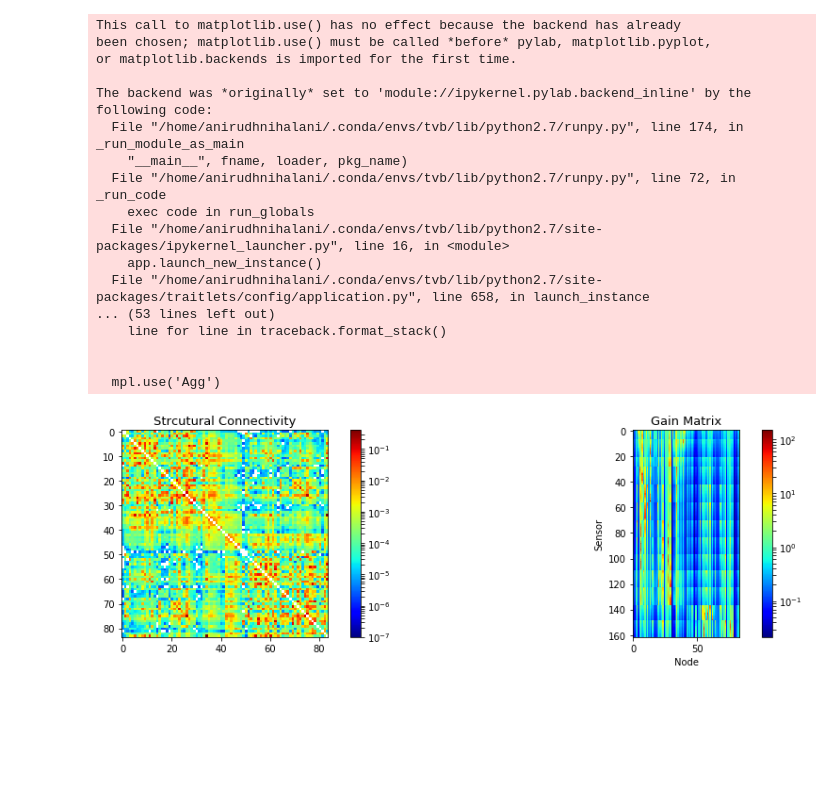
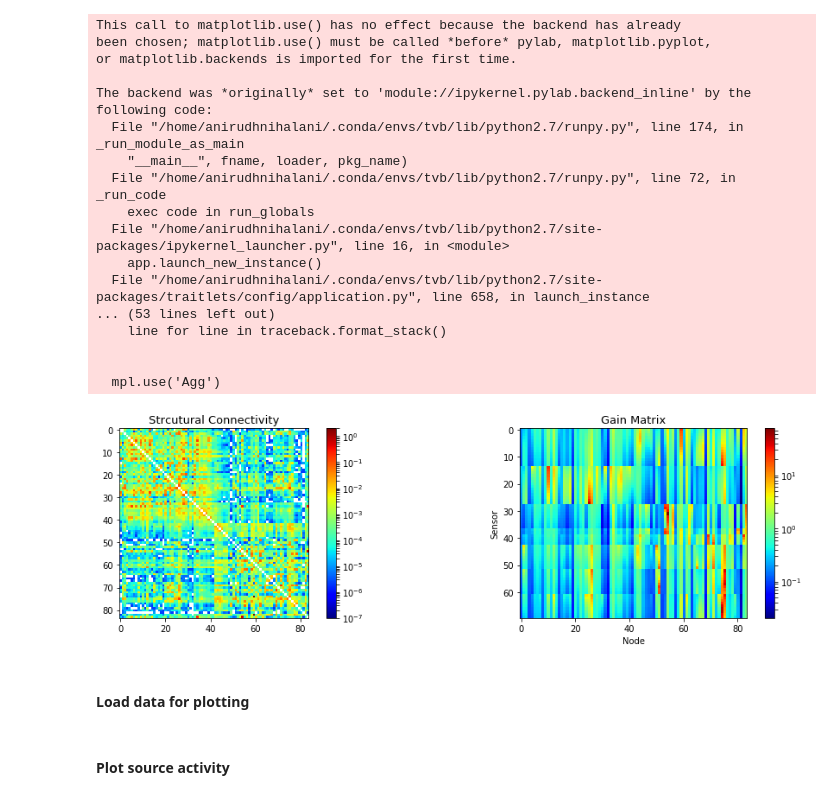
Before and after one commit to dhrunia/infr_szr_prpgtn, a Jupyter notebook: TVB_forward_sim.ipynb, the cells around one changed output. Saved outputs shown, nothing was run; the diff lists cells and outputs as text; code cells hidden in the pictures; blank space fills up the shorter version.

```diff
--- a/TVB_forward_sim.ipynb
+++ b/TVB_forward_sim.ipynb
@@ -2,7 +2,7 @@
 %matplotlib inline
 from tvb.simulator.lab import *
 import os.path
-import matplotlib.pyplot as pyplt
+import matplotlib.pyplot as plt
 import matplotlib.gridspec as gridspec
 from matplotlib import colors, cm
 import time
@@ -26,7 +26,7 @@ def get_equilibrium(model, init):
     return x
 
 rootDir = '/home/anirudhnihalani/vep.stan'
-results_dir = os.path.join(rootDir, 'results/exp9')
+results_dir = os.path.join(rootDir, 'results/exp10')
 ! mkdir -p {results_dir}
 ! mkdir -p {results_dir}/logs
 ! mkdir -p {results_dir}/figures
@@ -34,60 +34,83 @@ results_dir = os.path.join(rootDir, 'results/exp9')
 # # ROIs chosen for generating synthetic data
 # chsnAreas = np.array([27,20,58,18,61])
 
-con = connectivity.Connectivity.from_file(os.path.join(rootDir,"data/CJ/connectivity.zip"))
+
+# ROIs chosen as Epileptogenic/propagation zones
+ez = np.array([59], dtype=np.int32)
+pz_x0 = np.array([82,74], dtype=np.int32)
+pz_kplng = np.array([], dtype=np.int32)
+pz = np.append(pz_kplng,pz_x0)
+
+con = connectivity.Connectivity.from_file(os.path.join(rootDir,"data/id001_ac/tvb/connectivity.zip"))
+num_regions = len(con.region_labels)
+
 con.speed = np.inf
 # normalize
 con.weights = con.weights/np.max(con.weights)
+
+# # scaled down the coupling from all nodes to EZ to avoid inhibition due to strong coupling
+# wts_sf = 1e-4 # weights scaling factor
+# con.weights[ez,:] = wts_sf
+# # scale down the coupling from EZ to all nodes except PZ, so seizure is propogated only to PZ
+# con.weights[np.ix_(np.setdiff1d(np.r_[0:num_regions],pz),ez)] = wts_sf * con.weights[np.ix_(np.setdiff1d(np.r_[0:num_regions],pz),ez)]
+# # scale down the coupling from all nodes (except EZ) to PZ to avoid inhibtion due to strong coupling
+# con.weights[np.ix_(pz,np.setxor1d(np.r_[0:num_regions],ez))] = wts_sf * con.weights[np.ix_(pz,np.setxor1d(np.r_[0:num_regions],ez))]
+# # scale down the coupling from PZ to all nodes to avoid seizure propagation further
+# con.weights[np.ix_(np.setdiff1d(np.r_[0:num_regions],np.append(ez,pz)),pz)] = wts_sf * con.weights[np.ix_(np.setdiff1d(np.r_[0:num_regions],np.append(ez,pz)),pz)]
+
+# con.weights[np.ix_(pz_kplng,ez)] = 4.0
+con.weights[np.ix_(pz_x0,ez)] = 2.0
+
 con.weights[np.diag_indices(con.weights.shape[0])] = 0
-num_regions = len(con.region_labels)
 con.cortical[:] = True     # To avoid adding analytical gain matrix for subcortical sources
 
 # Create connectivity object for the chosen ROIs
 # conNew = connectivity.Connectivity()
 # conNew.weights = con.weights[:,chsnAreas][chsnAreas,:]
 # conNew.tract_lengths = con.tract_lengths[:,chsnAreas][chsnAreas,:]
 # conNew.centres = con.centres[chsnAreas]
 # conNew.region_labels = np.array([con.region_labels[i] for i in chsnAreas])
 # conNew.speed = con.speed
 # conNew.cortical = np.ones(len(chsnAreas),dtype=bool)
 # num_regions = len(chsnAreas)
-gain_mat = np.loadtxt(os.path.join(rootDir,'data/CJ/gain_inv-square.txt'))
 
-pyplt.figure(figsize=[15,4])
-pyplt.subplot(121)
+gain_mat = np.loadtxt(os.path.join(rootDir,'data/id001_ac/seeg/gain_inv-square.mat'))
+
+plt.figure(figsize=[15,4])
+plt.subplot(121)
 norm = colors.LogNorm(1e-7, con.weights.max())
-im = pyplt.imshow(con.weights,norm=norm,cmap=cm.jet)
-pyplt.colorbar(im, fraction=0.046, pad=0.04)
-pyplt.gca().set_title('Strcutural Connectivity', fontsize=13.0)
-pyplt.subplot(122)
+im = plt.imshow(con.weights,norm=norm,cmap=cm.jet)
+plt.colorbar(im, fraction=0.046, pad=0.04)
+plt.gca().set_title('Strcutural Connectivity', fontsize=13.0)
+plt.subplot(122)
 norm = colors.LogNorm(gain_mat.min(), gain_mat.max())
-im = pyplt.imshow(gain_mat,norm=norm,cmap=cm.jet)
-pyplt.colorbar(im, fraction=0.046, pad=0.04)
-pyplt.gca().set_title('Gain Matrix', fontsize=13.0)
-pyplt.xlabel('Node')
-pyplt.ylabel('Sensor')
-pyplt.tight_layout()
-pyplt.savefig(os.path.join(results_dir,'figures/network.png'))
-np.savez(os.path.join(results_dir,'network.npz'),SC=con.weights,gain_mat=gain_mat)
+im = plt.imshow(gain_mat,norm=norm,cmap=cm.jet)
+plt.colorbar(im, fraction=0.046, pad=0.04)
+plt.gca().set_title('Gain Matrix', fontsize=13.0)
+plt.xlabel('Node')
+plt.ylabel('Sensor')
+plt.tight_layout()
+plt.savefig(os.path.join(results_dir,'figures/AC_network.png'))
+np.savez(os.path.join(results_dir,'AC_network.npz'),SC=con.weights,gain_mat=gain_mat)
 # %% [output]
 This call to matplotlib.use() has no effect because the backend has already
 been chosen; matplotlib.use() must be called *before* pylab, matplotlib.pyplot,
 or matplotlib.backends is imported for the first time.
 
 The backend was *originally* set to 'module://ipykernel.pylab.backend_inline' by the following code:
   File "/home/anirudhnihalani/.conda/envs/tvb/lib/python2.7/runpy.py", line 174, in _run_module_as_main
     "__main__", fname, loader, pkg_name)
   File "/home/anirudhnihalani/.conda/envs/tvb/lib/python2.7/runpy.py", line 72, in _run_code
     exec code in run_globals
   File "/home/anirudhnihalani/.conda/envs/tvb/lib/python2.7/site-packages/ipykernel_launcher.py", line 16, in <module>
     app.launch_new_instance()
   File "/home/anirudhnihalani/.conda/envs/tvb/lib/python2.7/site-packages/traitlets/config/application.py", line 658, in launch_instance
 ... (53 lines left out)
     line for line in traceback.format_stack()
 
 
   mpl.use('Agg')
-[figure, old version]
+[figure, new version]
 # %%
 epileptors = models.Epileptor(variables_of_interest=['x1', 'y1', 'z', 'x2', 'y2', 'g', 'x2 - x1'])
 epileptors.r = 1.0/2857
@@ -154 +173,3 @@ np.savez(savePathTS, time_steps=ttavg, src_sig=srcSig, seeg=seeg, x0=epileptors.
+# %% [markdown]
+#### Load data for plotting
 # %%
@@ -160,3 +192,5 @@ nChannels = syn_data['seeg'].shape[0]
+# %% [markdown]
+#### Plot  source activity
 # %%
 %matplotlib inline
 import matplotlib.pyplot as plt
```
Also changed, not shown: parts of 5 cells of this notebook, 7 other files.
